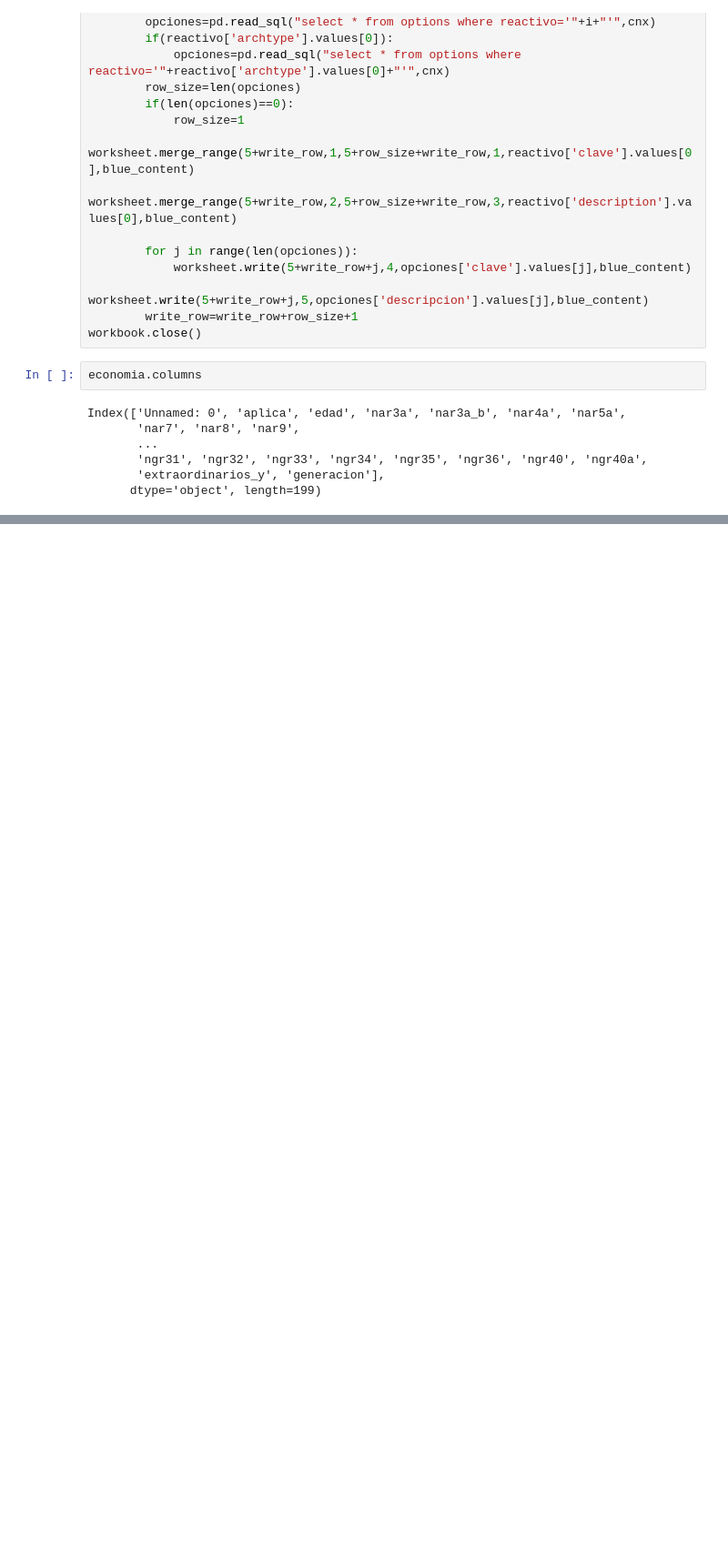
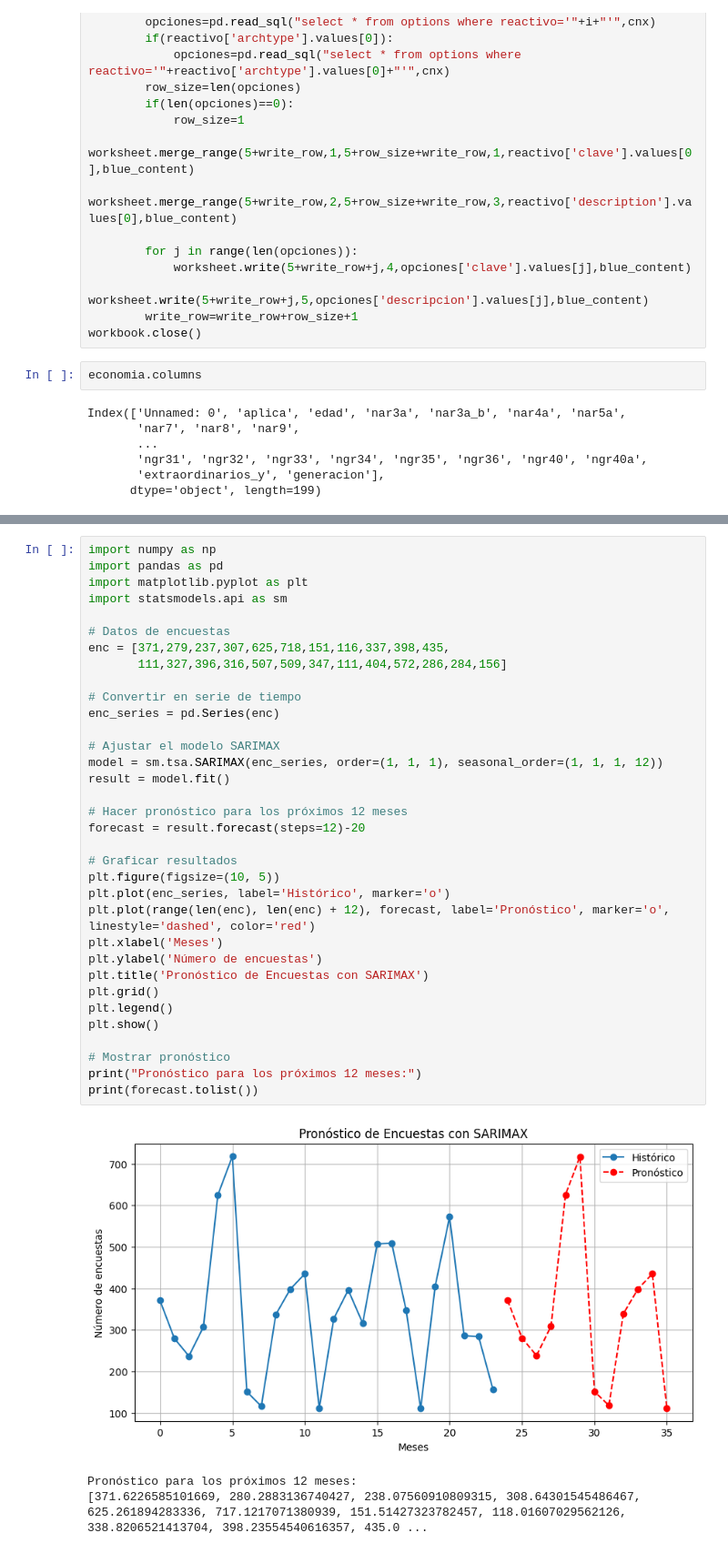
Before and after one commit to AjoloteCosmico/PVE-polls, a Jupyter notebook: public/work-data.ipynb, the cells around one changed output, grey strips where cells are left out. Shown at 91% size. Cells and saved outputs as stored; diff of their text form; blank space fills up the shorter version.

```diff
--- a/public/work-data.ipynb
+++ b/public/work-data.ipynb
@@ -291,0 +586,38 @@ Index(['Unnamed: 0', 'aplica', 'edad', 'nar3a', 'nar3a_b', 'nar4a', 'nar5a',
+# %%
+import numpy as np
+import pandas as pd
+import matplotlib.pyplot as plt
+import statsmodels.api as sm
+
+# Datos de encuestas
+enc = [371,279,237,307,625,718,151,116,337,398,435,
+       111,327,396,316,507,509,347,111,404,572,286,284,156]
+
+# Convertir en serie de tiempo
+enc_series = pd.Series(enc)
+
+# Ajustar el modelo SARIMAX
+model = sm.tsa.SARIMAX(enc_series, order=(1, 1, 1), seasonal_order=(1, 1, 1, 12))
+result = model.fit()
+
+# Hacer pronóstico para los próximos 12 meses
+forecast = result.forecast(steps=12)-20
+
+# Graficar resultados
+plt.figure(figsize=(10, 5))
+plt.plot(enc_series, label='Histórico', marker='o')
+plt.plot(range(len(enc), len(enc) + 12), forecast, label='Pronóstico', marker='o', linestyle='dashed', color='red')
+plt.xlabel('Meses')
+plt.ylabel('Número de encuestas')
+plt.title('Pronóstico de Encuestas con SARIMAX')
+plt.grid()
+plt.legend()
+plt.show()
+
+# Mostrar pronóstico
+print("Pronóstico para los próximos 12 meses:")
+print(forecast.tolist())
+# %% [output]
+[figure, added]
+Pronóstico para los próximos 12 meses:
+[371.6226585101669, 280.2883136740427, 238.07560910809315, 308.64301545486467, 625.261894283336, 717.1217071380939, 151.51427323782457, 118.01607029562126, 338.8206521413704, 398.23554540616357, 435.0 ...
```
Also changed, not shown: parts of 30 cells of this notebook, 7 other files.
